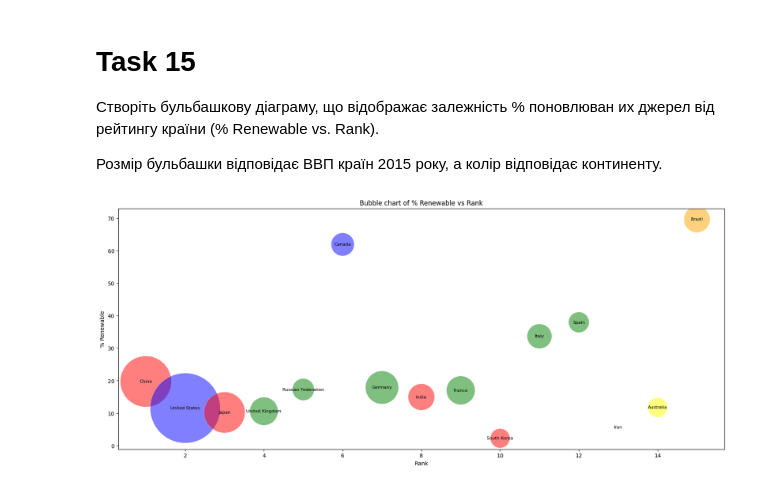
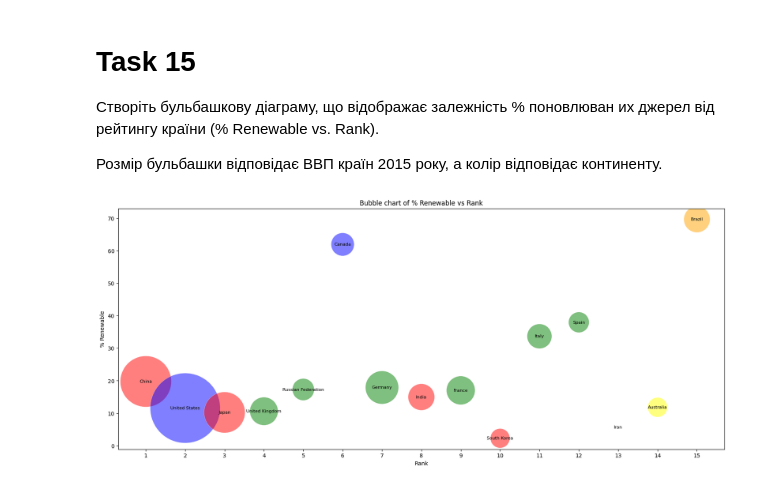
Before and after one commit to InessaRepeshko/python-data-processing, a Jupyter notebook: lab3/Lab3_RepeshkoIV_CS-222a.ipynb, the cells around one changed output. Saved outputs shown, nothing was run; the diff lists cells and outputs as text; code cells hidden in the pictures.

```diff
--- a/lab3/Lab3_RepeshkoIV_CS-222a.ipynb
+++ b/lab3/Lab3_RepeshkoIV_CS-222a.ipynb
@@ -653,31 +653,32 @@ import matplotlib.pyplot as plt
 colors = {
     'Asia': 'red',
     'North America': 'blue',
     'Europe': 'green',
     'Australia': 'yellow',
     'South America': 'orange'
 }
 
 # Додавання кольорів для кожного континенту
 data['Continent'] = data.index.map(ContinentDict)
 data['Color'] = data['Continent'].map(colors)
 
 # Побудова бульбашкової діаграми
 plt.figure(figsize=(20, 8))
 plt.scatter(data['Rank'], data['% Renewable'],
             s=data['2015'] / 1e9,  # Розмір бульбашки пропорційний до ВВП 2015
             c=data['Color'], alpha=0.5, edgecolors="w", linewidth=0.5)
 
 # Додавання підписів до кожної бульбашки
 data.apply(lambda row: plt.text(row['Rank'], row['% Renewable'],
                                 row.name, ha='center', va='center', fontsize=8),
            axis=1)
 
 # Заголовок та підписи осей
 plt.title("Bubble chart of % Renewable vs Rank")
 plt.xlabel("Rank")
 plt.ylabel("% Renewable")
+plt.xticks(ticks=data['Rank'])
 
 plt.show()
 # %% [output]
-[figure, old version]
+[figure, new version]
```
